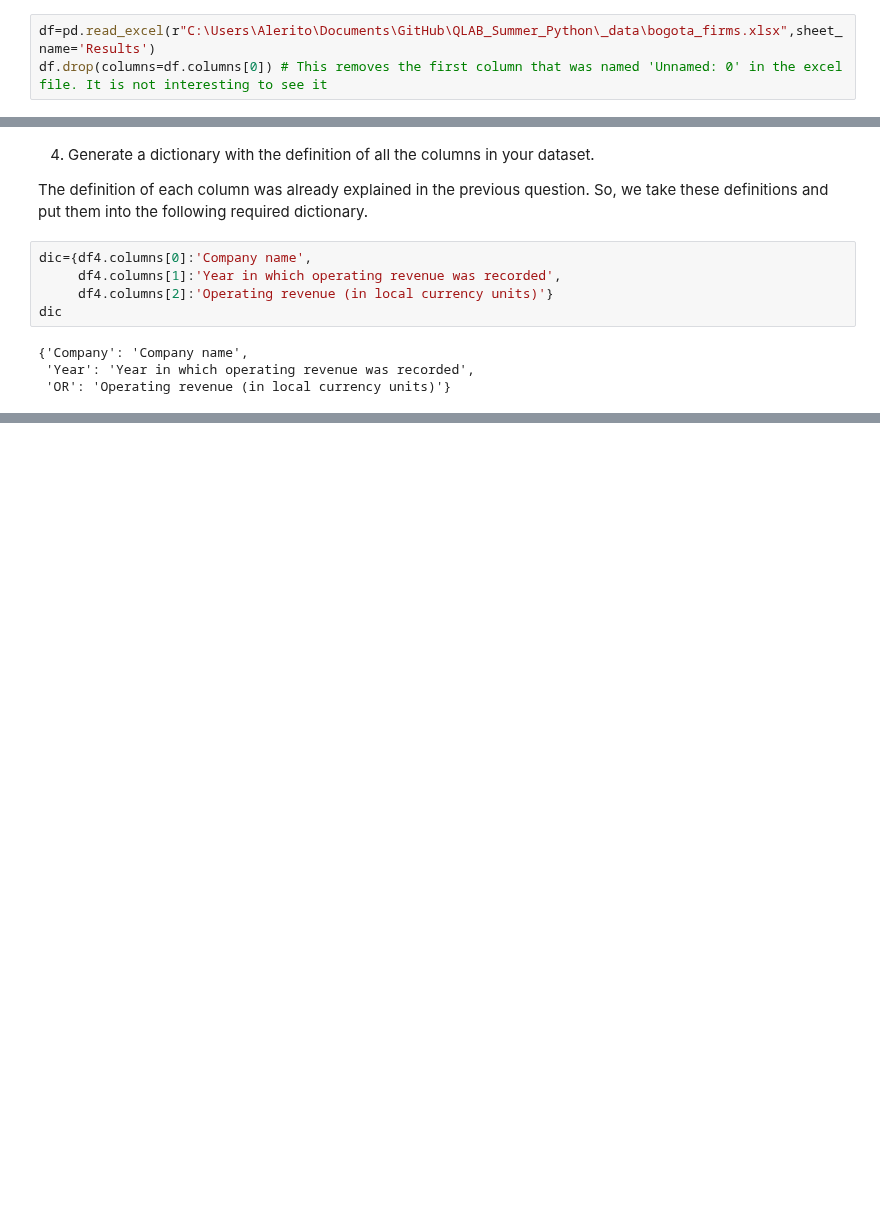
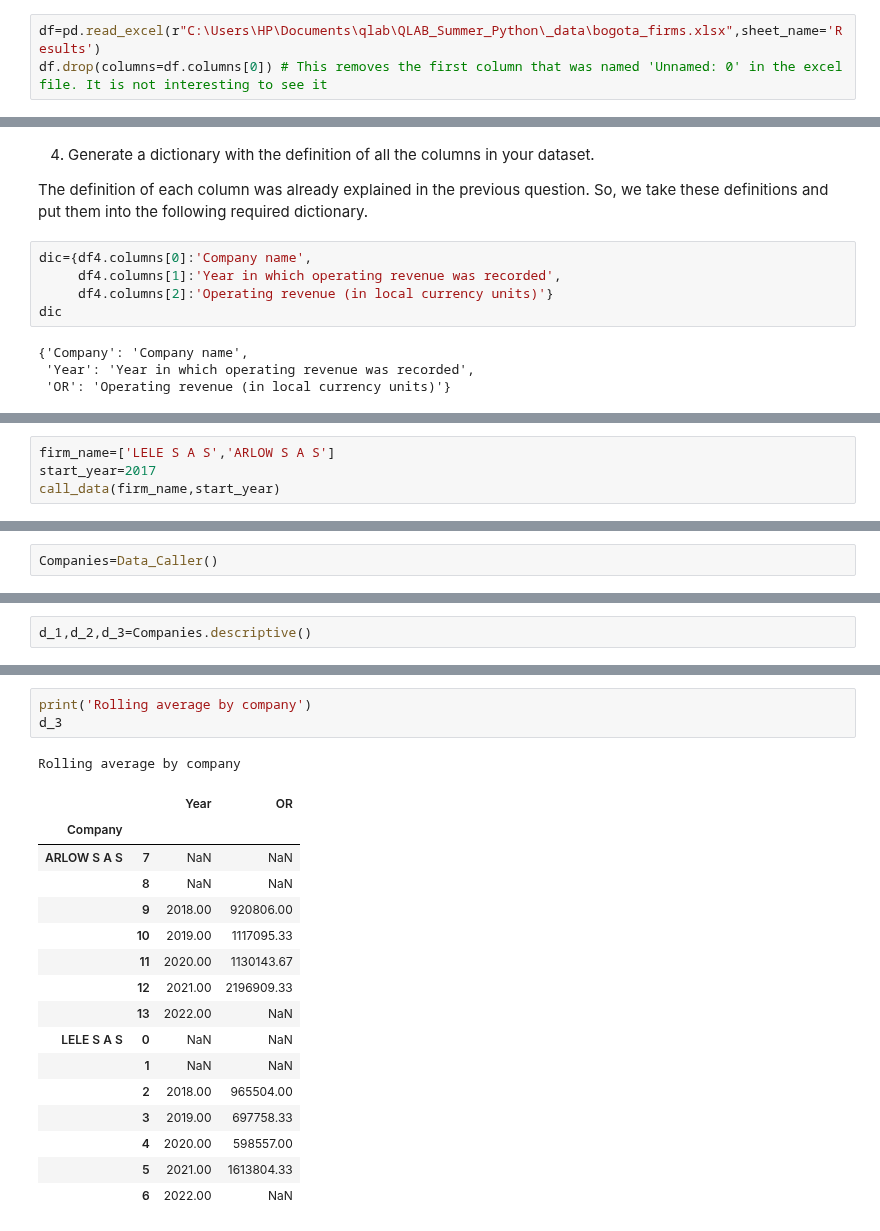
Before and after one commit to alexanderquispe/QLAB_Summer_Python, a Jupyter notebook: assignments/assignment_3/group_1_ass_3_2024.ipynb, the cells around one changed output, grey strips where cells are left out. Saved outputs shown, nothing was run; the diff lists cells and outputs as text; blank space fills up the shorter version.

```diff
--- a/assignments/assignment_3/group_1_ass_3_2024.ipynb
+++ b/assignments/assignment_3/group_1_ass_3_2024.ipynb
@@ -15,5 +15,5 @@ Note: Remember to change the directory to the location where the excel sheet is
 # %%
-df=pd.read_excel(r"C:\Users\Alerito\Documents\GitHub\QLAB_Summer_Python\_data\bogota_firms.xlsx",sheet_name='Results')
+df=pd.read_excel(r"C:\Users\HP\Documents\qlab\QLAB_Summer_Python\_data\bogota_firms.xlsx",sheet_name='Results')
 df.drop(columns=df.columns[0]) # This removes the first column that was named 'Unnamed: 0' in the excel file. It is not interesting to see it
 # %% [output]
 |  | Company name Latin alphabet | Country ISO code | City\nLatin Alphabet | NACE Rev. 2, core code (4 digits) | ... |
@@ -236,0 +322,4 @@ dic
+# %%
+firm_name=['LELE S A S','ARLOW S A S']
+start_year=2017
+call_data(firm_name,start_year)
@@ -238,0 +439,2 @@ dic
+# %%
+Companies=Data_Caller()
@@ -238,0 +466,2 @@ dic
+# %%
+d_1,d_2,d_3=Companies.descriptive()
@@ -238,0 +494,21 @@ dic
+# %%
+print('Rolling average by company')
+d_3
+# %% [output]
+Rolling average by company
+|  |  | Year | OR |
+| Company |  |  |  |
+| ARLOW S A S | 7 | NaN | NaN |
+|  | 8 | NaN | NaN |
+|  | 9 | 2018.00 | 920806.00 |
+|  | 10 | 2019.00 | 1117095.33 |
+|  | 11 | 2020.00 | 1130143.67 |
+|  | 12 | 2021.00 | 2196909.33 |
+|  | 13 | 2022.00 | NaN |
+| LELE S A S | 0 | NaN | NaN |
+|  | 1 | NaN | NaN |
+|  | 2 | 2018.00 | 965504.00 |
+|  | 3 | 2019.00 | 697758.33 |
+|  | 4 | 2020.00 | 598557.00 |
+|  | 5 | 2021.00 | 1613804.33 |
+|  | 6 | 2022.00 | NaN |
```
Also changed, not shown: parts of 20 cells of this notebook.
